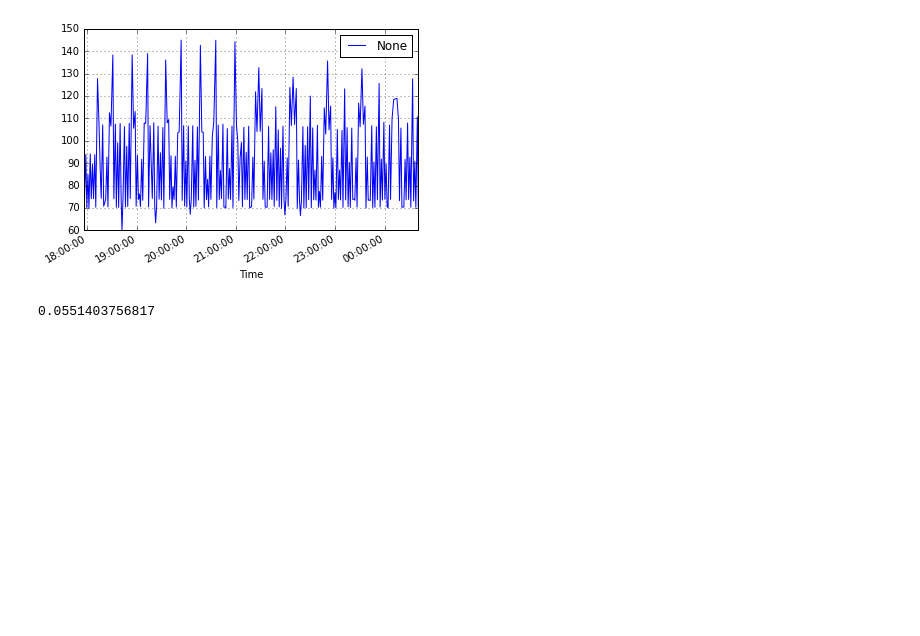
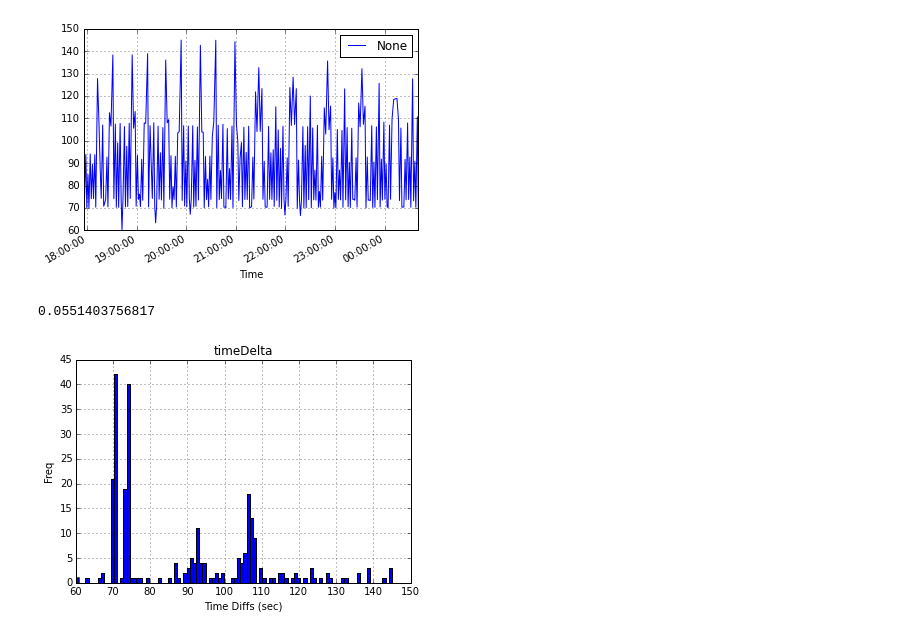
Before and after one commit to rbiswas4/BenchmarkInstanceCatalogs, a Jupyter notebook: examples/readConnectionFailures.ipynb, the cells around one changed output. Saved outputs shown, nothing was run; the diff lists cells and outputs as text; code cells hidden in the pictures; blank space fills up the shorter version.

```diff
--- a/examples/readConnectionFailures.ipynb
+++ b/examples/readConnectionFailures.ipynb
@@ -83,4 +83,12 @@ failure_rate = len(fails) / len(res)
 print failure_rate
 # %% [output]
 0.0551403756817
+# %%
+failfig, ax = plt.subplots()
+fails.hist('timeDelta', bins=100, ax=ax)
+ax.set_xlabel('Time Diffs (sec)')
+ax.set_ylabel('Freq')
+failfig.savefig('failTimeDiffs')
+# %% [output]
+[figure, added]
 # %%
```
Also changed, not shown: parts of 10 cells of this notebook.
